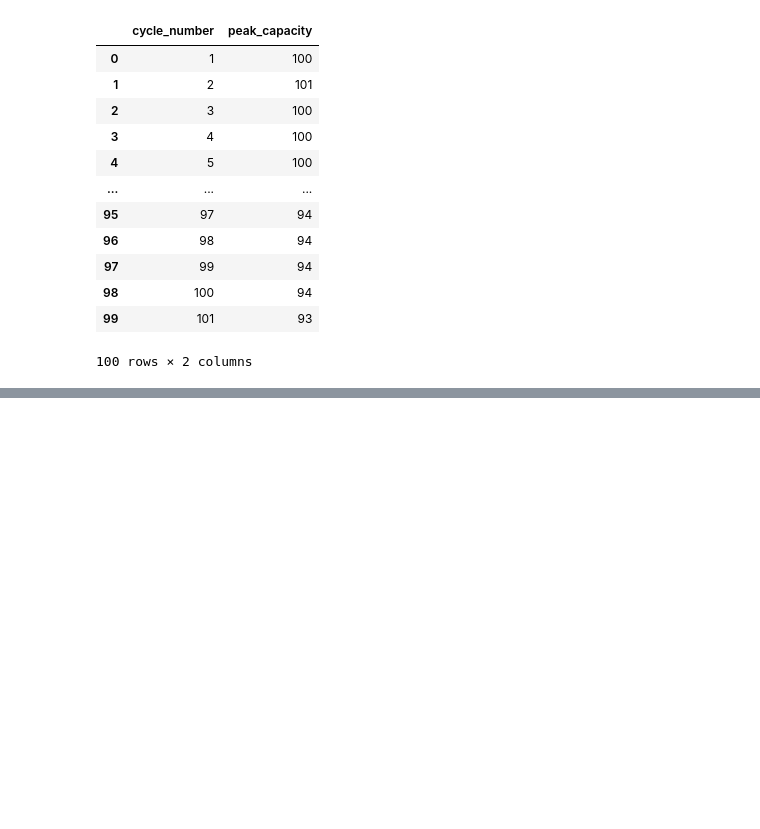
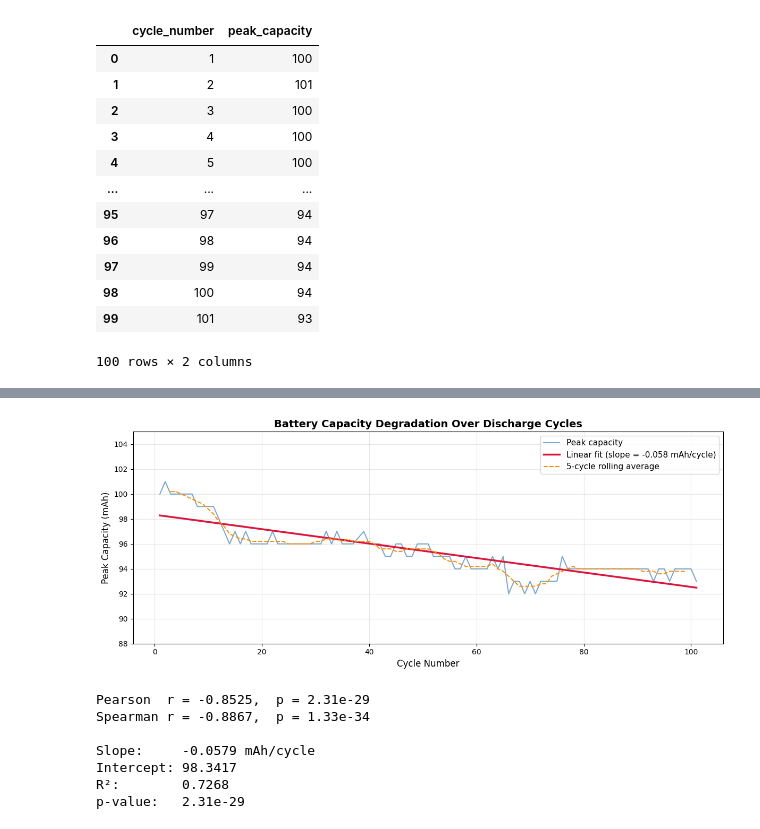
Before and after one commit to Niegeee/CMSC320-Battery-Degradation-Prediction, a Jupyter notebook: battery.ipynb, the cells around one changed output, grey strips where cells are left out. Cells and saved outputs as stored; diff of their text form; code cells hidden in the pictures; blank space fills up the shorter version.

```diff
--- a/battery.ipynb
+++ b/battery.ipynb
@@ -374,0 +411,57 @@ display(df_cycles)
+# %%
+#Statistical analysis
+pearson_r,  pearson_p  = stats.pearsonr( df_cycles['cycle_number'], df_cycles['peak_capacity'])
+spearman_r, spearman_p = stats.spearmanr(df_cycles['cycle_number'], df_cycles['peak_capacity'])
+
+slope, intercept, r, p, se = stats.linregress(
+    df_cycles['cycle_number'],
+    df_cycles['peak_capacity']
+)
+
+x = df_cycles['cycle_number']
+y_fit = slope * x + intercept
+rolling = df_cycles['peak_capacity'].rolling(window=5, center=True).mean()
+
+# plot
+fig, ax = plt.subplots(figsize=(12, 5))
+
+"""ax.scatter(x, df_cycles['peak_capacity'],
+           color='steelblue', s=40, alpha=0.7, zorder=3,
+           label='Peak capacity per cycle')"""
+
+ax.plot(df_cycles['cycle_number'], df_cycles['peak_capacity'],
+        color='steelblue', linewidth=1.5, alpha=0.7, label='Peak capacity')
+
+ax.plot(x, y_fit,
+        color='crimson', linewidth=2.5,
+        label=f'Linear fit (slope = {slope:.3f} mAh/cycle)')
+
+ax.plot(x, rolling,
+        color='darkorange', linewidth=1.5, linestyle='--',
+        label='5-cycle rolling average')
+
+ax.set_xlabel('Cycle Number', fontsize=12)
+ax.set_ylabel('Peak Capacity (mAh)', fontsize=12)
+ax.set_title('Battery Capacity Degradation Over Discharge Cycles', fontsize=14, fontweight='bold')
+ax.legend(fontsize=11)
+ax.grid(True, alpha=0.3)
+ax.set_ylim(88, 105)
+
+plt.tight_layout()
+plt.show()
+
+print(f"Pearson  r = {pearson_r:.4f},  p = {pearson_p:.2e}")
+print(f"Spearman r = {spearman_r:.4f},  p = {spearman_p:.2e}")
+print(f"\nSlope:     {slope:.4f} mAh/cycle")
+print(f"Intercept: {intercept:.4f}")
+print(f"R²:        {r**2:.4f}")
+print(f"p-value:   {p:.2e}")
+# %% [output]
+[figure, added]
+Pearson  r = -0.8525,  p = 2.31e-29
+Spearman r = -0.8867,  p = 1.33e-34
+
+Slope:     -0.0579 mAh/cycle
+Intercept: 98.3417
+R²:        0.7268
+p-value:   2.31e-29
```
Also changed, not shown: parts of 12 cells of this notebook.
